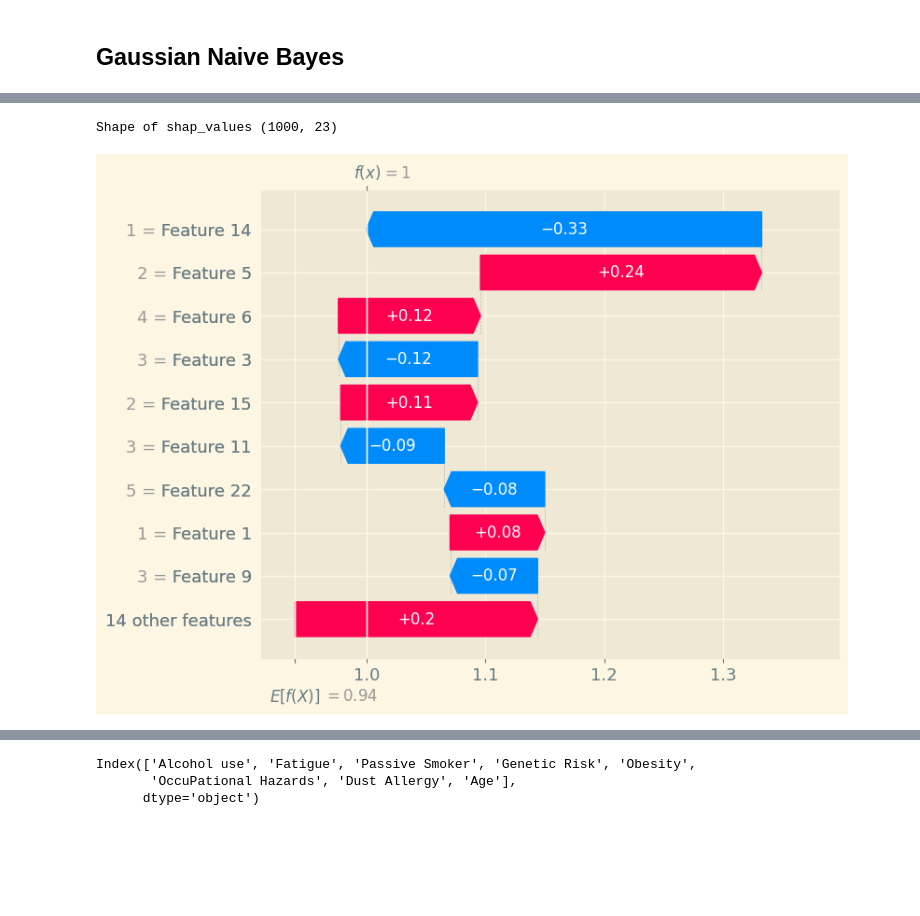
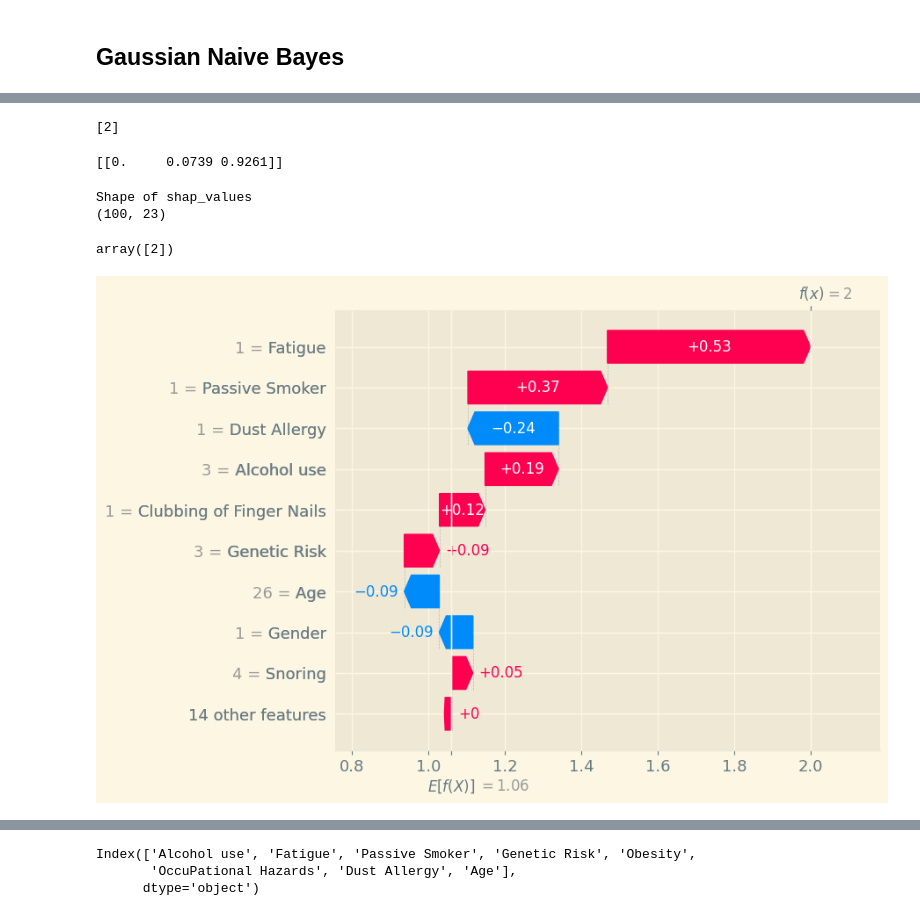
Before and after one commit to Sri-Ram-A/LungCancerPrediction, a Jupyter notebook: testing/AIML_EL.ipynb, the cells around one changed output, grey strips where cells are left out. Drawn from its saved outputs; the diff is of its cells as text; code cells hidden in the pictures; blank space fills up the shorter version.

```diff
--- a/testing/AIML_EL.ipynb
+++ b/testing/AIML_EL.ipynb
@@ -373,0 +357,9 @@ weighted avg       0.94      0.94      0.93       200
+# %%
+X_train_obs=X_train.iloc[:,observed_columns]
+X_test_obs=X_test.iloc[:,observed_columns]
+lr_obs=LogisticRegression(max_iter=100)
+lr_obs.fit(X_train_obs,y_train)
+y_pred_lr_obs=lr_obs.predict(X_test_obs)
+lr_accuracy_score=accuracy_score(y_test,y_pred_lr_obs)
+print(classification_report(y_test,y_pred_lr_obs))
+print(confusion_matrix(y_test,y_pred_lr_obs))
@@ -373,0 +381,5 @@ weighted avg       0.94      0.94      0.93       200
+# %%
+rf=RandomForestClassifier()
+rf.fit(X_train,y_train)
+y_pred=rf.predict(X_test)
+print(classification_report(y_test,y_pred))
@@ -384,6 +406,7 @@ weighted avg       0.94      0.94      0.93       200
 # %%
 import shap
 shap.initjs()
-X100=X_test[:100]
+X100=X_test.iloc[:100,:].to_numpy()
+print(X100.dtype)
 # %% [output]
 [interactive output not drawn]
@@ -392,14 +442,25 @@ model=lr
+# %%
+print(lr.predict(X_test.iloc[[1]]))
+print(lr.predict_proba(X_test.iloc[[1]]))
+# %% [output]
+[2]
+[[0.     0.0739 0.9261]]
 # %%
 
-explainer = shap.Explainer(model.predict, X100)
-shap_values = explainer(X) #better to give smaller dataset,but X is already small-1000
-print("Shape of shap_values",shap_values.shape)
+explainer = shap.Explainer(lr.predict, X100, feature_names = X_train.columns.to_list(), output_names = list(levels.keys()) )
+shap_values = explainer(X100) #better to give smaller dataset,but X is already small-1000
+print("Shape of shap_values",shap_values.shape) #23 shap values for each row
 # %% [output]
-Shape of shap_values (1000, 23)
+Shape of shap_values
+(100, 23)
+# %%
+lr.predict(X100[[1]])
+# %% [output]
+array([2])
 # %%
-shap.plots.waterfall(shap_values[9])  # For one sample — see how each feature nudged the prediction
+shap.plots.waterfall(shap_values[1])  # For one sample  how each feature nudged the prediction
 # %% [output]
-[figure, old version]
+[figure, new version]
 # %%
 shap.plots.beeswarm(shap_values) # For all samples — global importance summary
 # %% [output]
```
Also changed, not shown: parts of 67 cells of this notebook, 16 other files.
